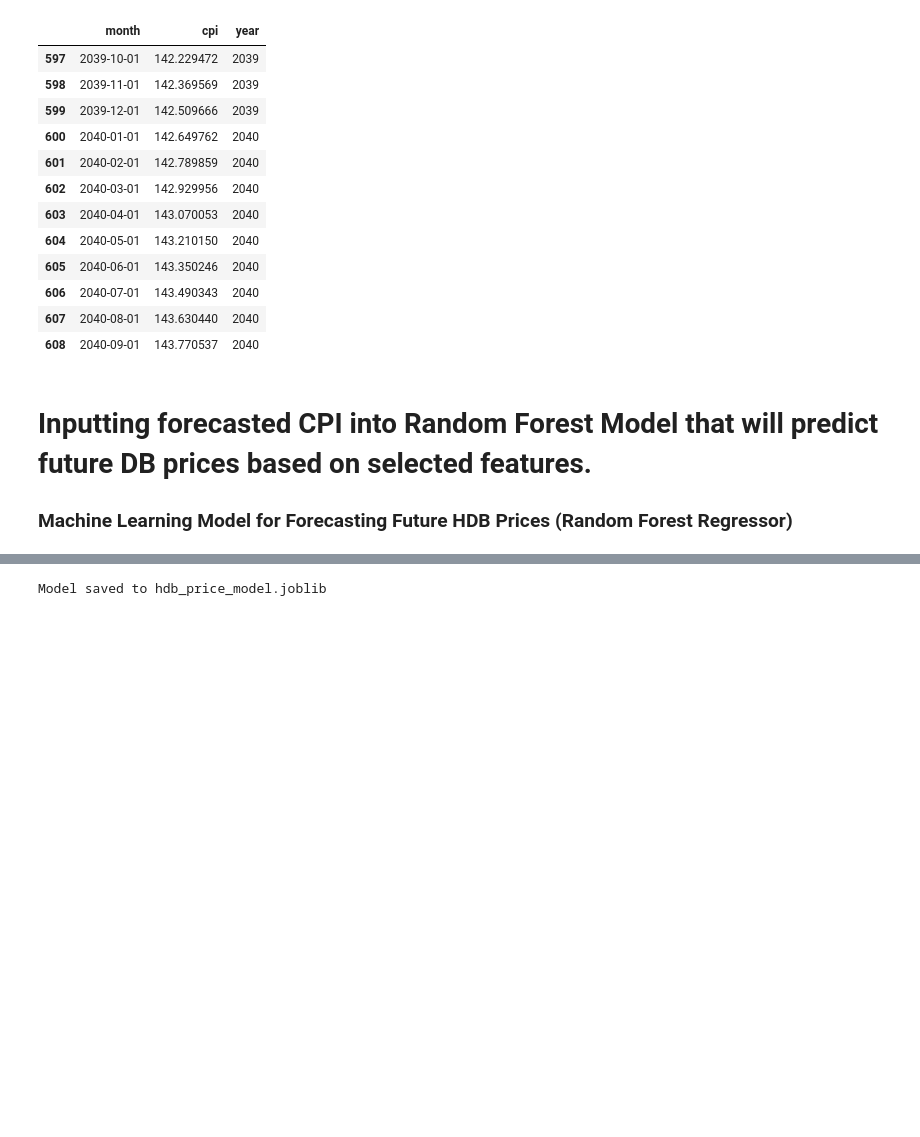
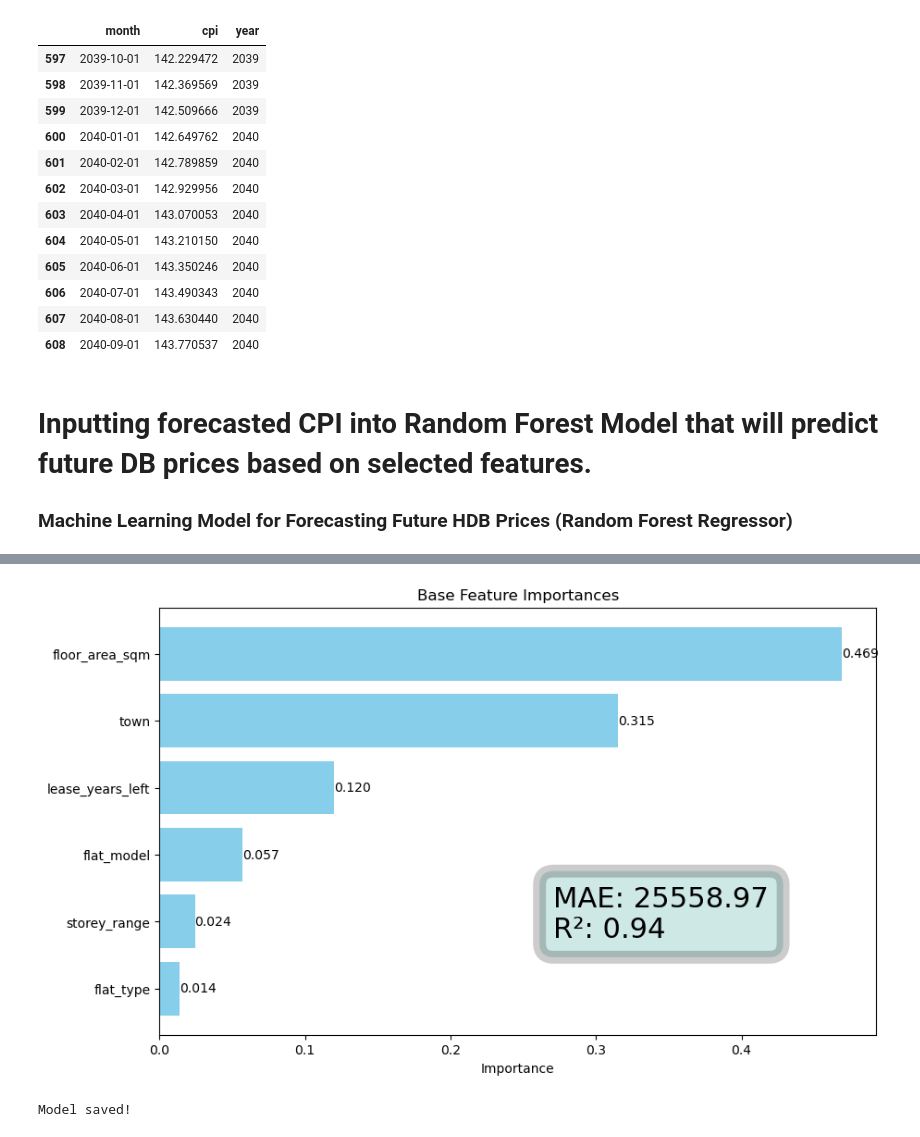
Before and after one commit to jayelle0609/HDB_Historical_Price_Analysis, a Jupyter notebook: HDB_Prices_Forecast.ipynb, the cells around one changed output, grey strips where cells are left out. Cells and saved outputs as stored; diff of their text form; code cells hidden in the pictures; blank space fills up the shorter version.

```diff
--- a/HDB_Prices_Forecast.ipynb
+++ b/HDB_Prices_Forecast.ipynb
@@ -855,11 +989,47 @@ Predicted nominal price for 2028 (CPI=123.25): $713,136
+# %%
+import matplotlib.pyplot as plt
+
+# Your summarized data
+features = ['floor_area_sqm', 'town', 'lease_years_left', 'flat_model', 'storey_range', 'flat_type']
+importances = [0.469136, 0.315350, 0.119907, 0.057285, 0.024346, 0.013976]
+
+# Example metric values — replace with your actual values
+mae = mean_absolute_error(y_test, y_pred)
+r2 = r2_score(y_test, y_pred)
+
+plt.figure(figsize=(10, 6))
+bars = plt.barh(features, importances, color='skyblue')
+plt.xlabel('Importance')
+plt.title('Base Feature Importances')
+
+# Add value labels to bars
+for bar in bars:
+    width = bar.get_width()
+    plt.text(width, bar.get_y() + bar.get_height()/2,
+             f'{width:.3f}', va='center')
+
+plt.gca().invert_yaxis()  # Highest importance on top
+
+# Annotate evaluation metrics
+metrics_text = f'MAE: {mae:.2f}\nR²: {r2:.2f}'
+plt.text(0.55, 0.35, metrics_text, transform=plt.gca().transAxes,
+         fontsize=22, verticalalignment='top',
+         bbox=dict(boxstyle='round,pad=0.5', linewidth = 10, edgecolor = "#000000FF", facecolor="#0E8C7D63", alpha=0.2))
+
+plt.show()
+# %% [output]
+[figure, added]
 # %%
 import joblib
 
-# Save the pipeline (preprocessor + model)
-joblib_file = 'hdb_price_model.joblib'
-joblib.dump(model, joblib_file)
-print(f"Model saved to {joblib_file}")
+# Save the pipeline to a file
+joblib.dump(rf_model, 'rf_model_pipeline.joblib')
+print("Model saved!")
+
+# Later, to load the model back:
+loaded_model = joblib.load('rf_model_pipeline.joblib')
+# Then use loaded_model.predict() as usual
 # %% [output]
-Model saved to hdb_price_model.joblib
+Model saved!
 # %%
 # Predict on test set
```
Also changed, not shown: parts of 16 cells of this notebook.
